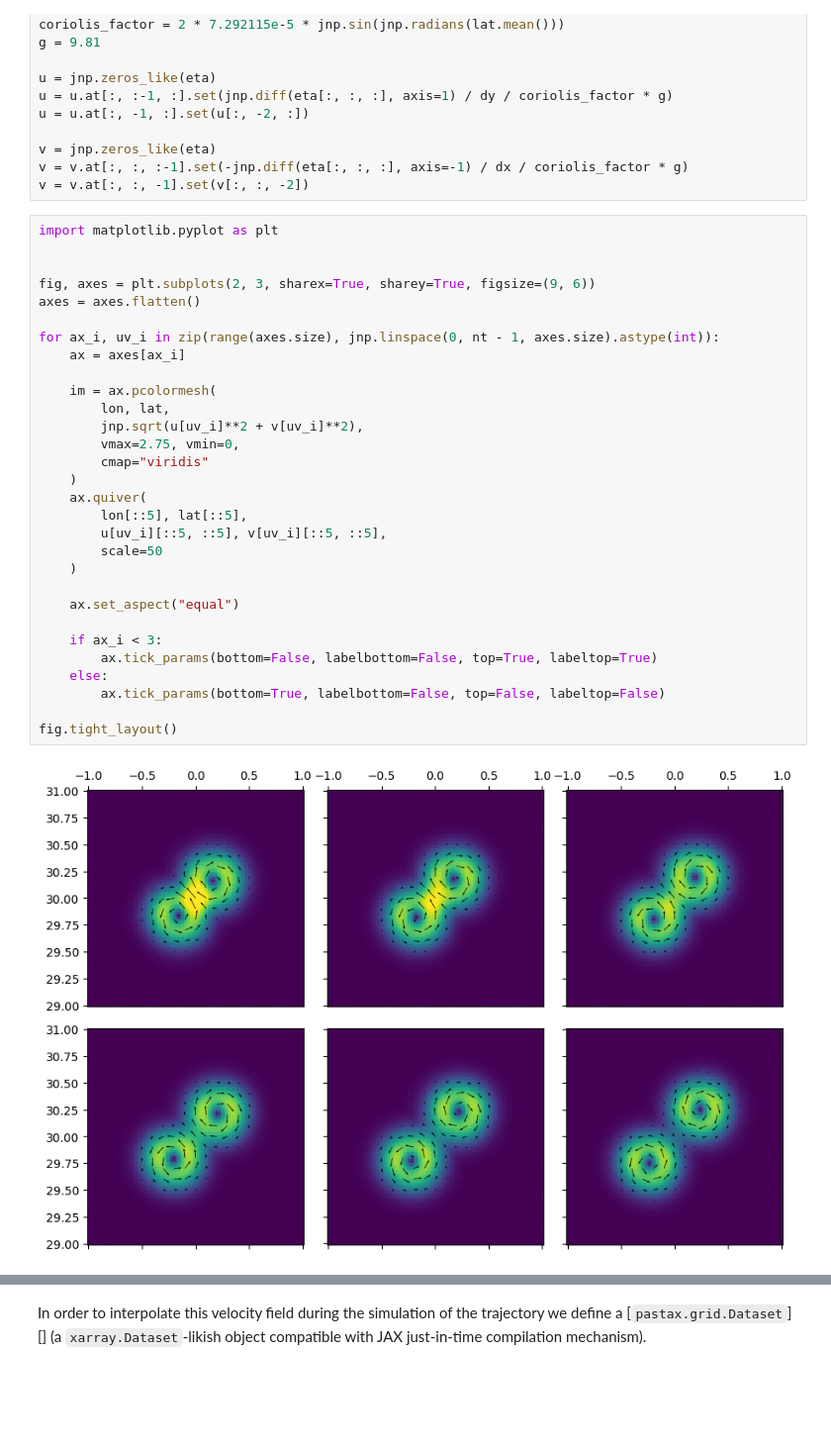
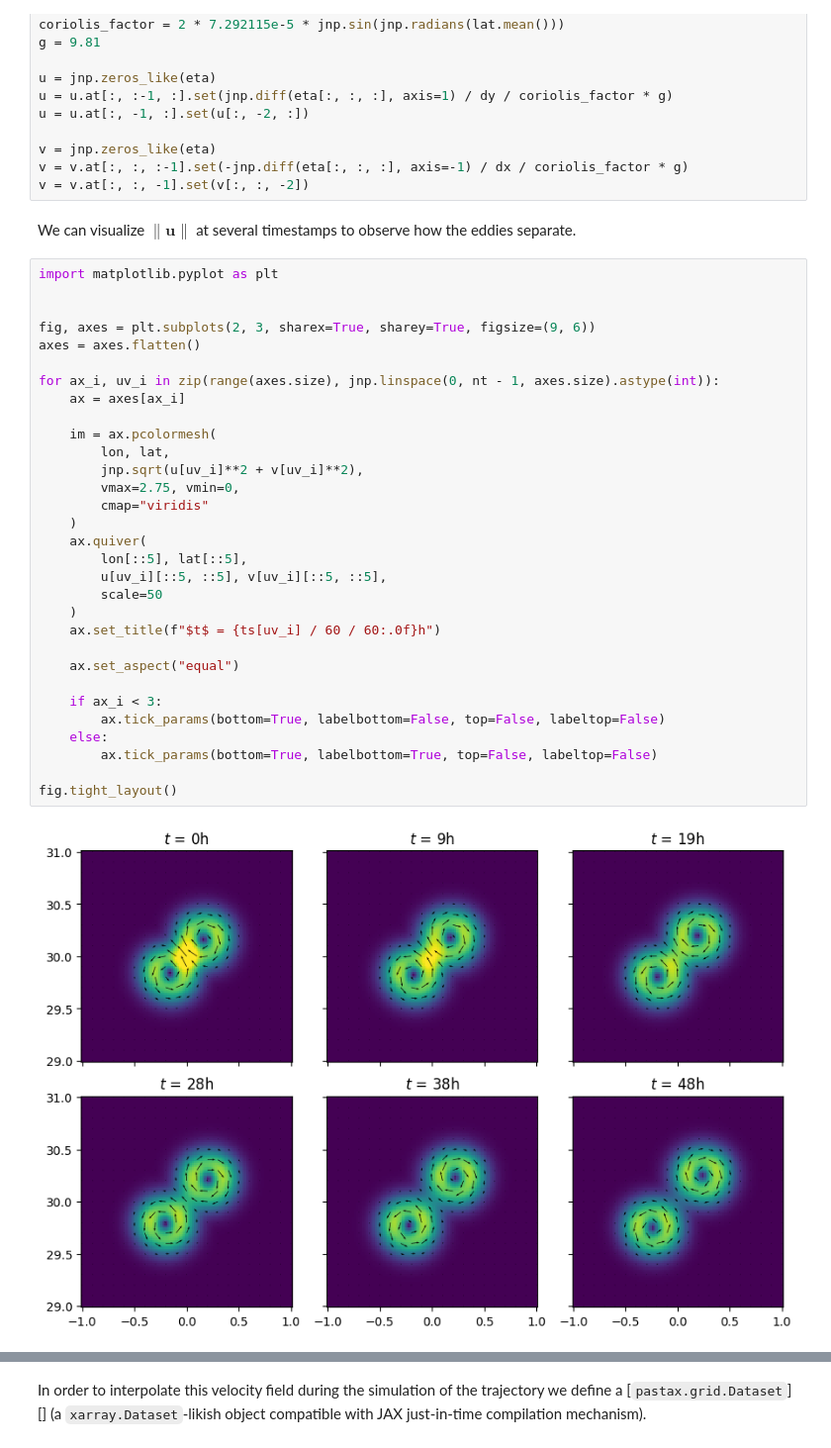
Before and after one commit to vadmbertr/pastax, a Jupyter notebook: docs/demo.ipynb, the cells around one changed output, grey strips where cells are left out. Shown at 99% size. Saved outputs shown, nothing was run; the diff lists cells and outputs as text; blank space fills up the shorter version.

```diff
--- a/docs/demo.ipynb
+++ b/docs/demo.ipynb
@@ -64,36 +65,39 @@ u = u.at[:, -1, :].set(u[:, -2, :])
 v = jnp.zeros_like(eta)
 v = v.at[:, :, :-1].set(-jnp.diff(eta[:, :, :], axis=-1) / dx / coriolis_factor * g)
 v = v.at[:, :, -1].set(v[:, :, -2])
+# %% [markdown]
+We can visualize $\| \mathbf{u} \|$ at several timestamps to observe how the eddies separate.
 # %%
 import matplotlib.pyplot as plt
 
 
 fig, axes = plt.subplots(2, 3, sharex=True, sharey=True, figsize=(9, 6))
 axes = axes.flatten()
 
 for ax_i, uv_i in zip(range(axes.size), jnp.linspace(0, nt - 1, axes.size).astype(int)):
     ax = axes[ax_i]
 
     im = ax.pcolormesh(
         lon, lat,
         jnp.sqrt(u[uv_i]**2 + v[uv_i]**2),
         vmax=2.75, vmin=0,
         cmap="viridis"
     )
     ax.quiver(
         lon[::5], lat[::5],
         u[uv_i][::5, ::5], v[uv_i][::5, ::5],
         scale=50
     )
+    ax.set_title(f"$t$ = {ts[uv_i] / 60 / 60:.0f}h")
 
     ax.set_aspect("equal")
 
     if ax_i < 3:
-        ax.tick_params(bottom=False, labelbottom=False, top=True, labeltop=True)
+        ax.tick_params(bottom=True, labelbottom=False, top=False, labeltop=False)
     else:
-        ax.tick_params(bottom=True, labelbottom=False, top=False, labeltop=False)
+        ax.tick_params(bottom=True, labelbottom=True, top=False, labeltop=False)
 
 fig.tight_layout()
 # %% [output]
-[figure, old version]
+[figure, new version]
 # %% [markdown]
```
Also changed, not shown: parts of 35 cells of this notebook, 3 other files.
